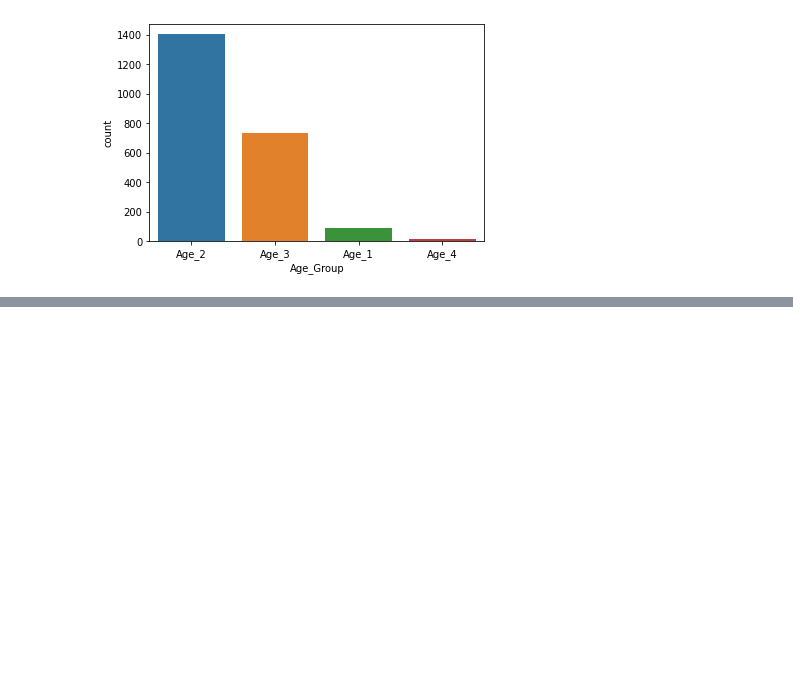
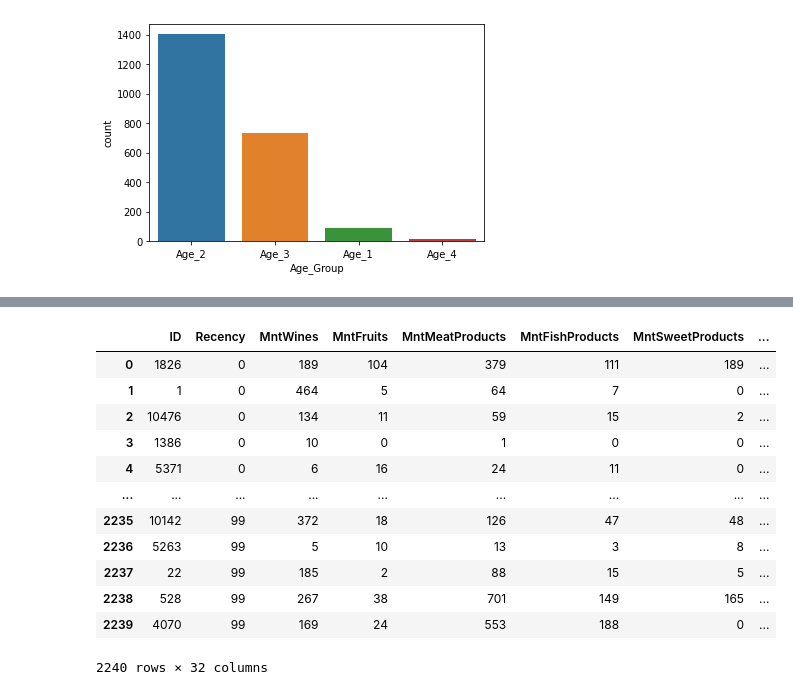
Before and after one commit to AmarKothare/HV_Retail_sales, a Jupyter notebook: EDA.ipynb, the cells around one changed output, grey strips where cells are left out. Saved outputs shown, nothing was run; the diff lists cells and outputs as text; code cells hidden in the pictures; blank space fills up the shorter version.

```diff
--- a/EDA.ipynb
+++ b/EDA.ipynb
@@ -395,0 +470,17 @@ sns.countplot(x="Age_Group",data=data,order=data["Age_Group"].value_counts().ind
+# %%
+
+data
+# %% [output]
+|  | ID | Recency | MntWines | MntFruits | MntMeatProducts | MntFishProducts | MntSweetProducts | ... |
+| 0 | 1826 | 0 | 189 | 104 | 379 | 111 | 189 | ... |
+| 1 | 1 | 0 | 464 | 5 | 64 | 7 | 0 | ... |
+| 2 | 10476 | 0 | 134 | 11 | 59 | 15 | 2 | ... |
+| 3 | 1386 | 0 | 10 | 0 | 1 | 0 | 0 | ... |
+| 4 | 5371 | 0 | 6 | 16 | 24 | 11 | 0 | ... |
+| ... | ... | ... | ... | ... | ... | ... | ... | ... |
+| 2235 | 10142 | 99 | 372 | 18 | 126 | 47 | 48 | ... |
+| 2236 | 5263 | 99 | 5 | 10 | 13 | 3 | 8 | ... |
+| 2237 | 22 | 99 | 185 | 2 | 88 | 15 | 5 | ... |
+| 2238 | 528 | 99 | 267 | 38 | 701 | 149 | 165 | ... |
+| 2239 | 4070 | 99 | 169 | 24 | 553 | 188 | 0 | ... |
+2240 rows × 32 columns
```
Also changed, not shown: parts of 8 cells of this notebook, 2 other files.
